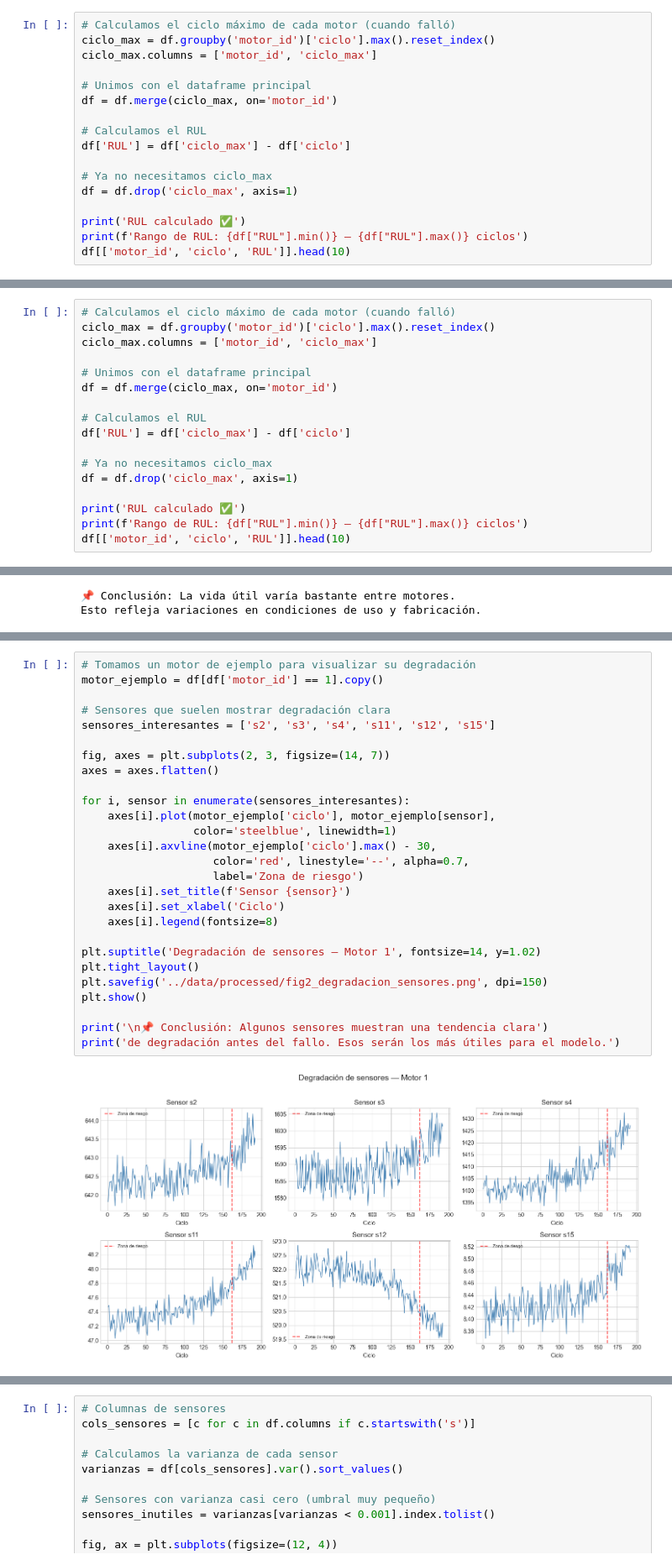
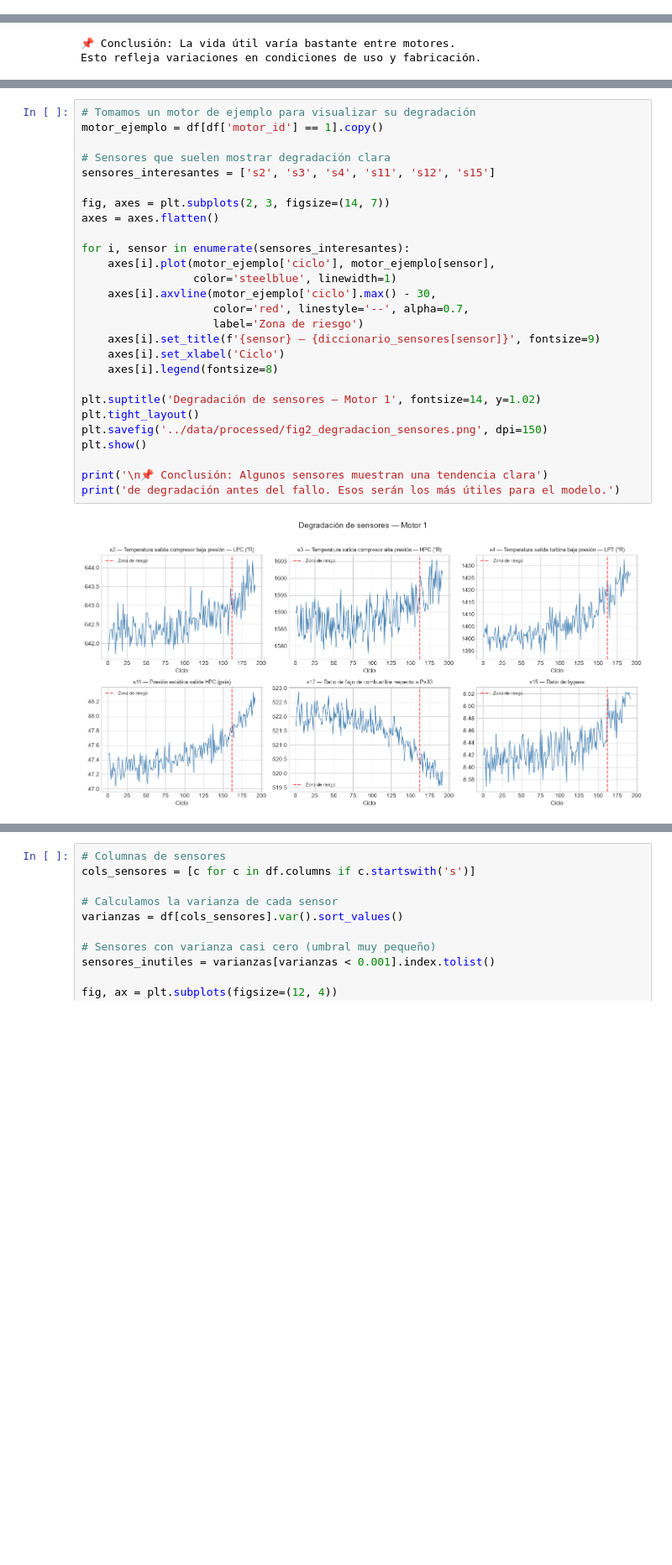
Before and after one commit to evely114/aircraft-engine-predictive-maintenance, a Jupyter notebook: notebooks/01_eda.ipynb, the cells around one changed output, grey strips where cells are left out. Shown at 84% size. Saved outputs shown, nothing was run; the diff lists cells and outputs as text; blank space fills up the shorter version.

Commit message:
feat: add sensor dictionary with physical meanings for better interpretability

```diff
--- a/notebooks/01_eda.ipynb
+++ b/notebooks/01_eda.ipynb
@@ -140,20 +194,3 @@ Rango de RUL: 0 — 361 ciclos
 | 7 | 1 | 8 | 184 |
 | 8 | 1 | 9 | 183 |
 | 9 | 1 | 10 | 182 |
-# %%
-# Calculamos el ciclo máximo de cada motor (cuando falló)
-ciclo_max = df.groupby('motor_id')['ciclo'].max().reset_index()
-ciclo_max.columns = ['motor_id', 'ciclo_max']
-
-# Unimos con el dataframe principal
-df = df.merge(ciclo_max, on='motor_id')
-
-# Calculamos el RUL
-df['RUL'] = df['ciclo_max'] - df['ciclo']
-
-# Ya no necesitamos ciclo_max
-df = df.drop('ciclo_max', axis=1)
-
-print('RUL calculado ✅')
-print(f'Rango de RUL: {df["RUL"].min()} — {df["RUL"].max()} ciclos')
-df[['motor_id', 'ciclo', 'RUL']].head(10)
@@ -174,17 +196,0 @@ Rango de RUL: 0 — 361 ciclos
-# %%
-# Calculamos el ciclo máximo de cada motor (cuando falló)
-ciclo_max = df.groupby('motor_id')['ciclo'].max().reset_index()
-ciclo_max.columns = ['motor_id', 'ciclo_max']
-
-# Unimos con el dataframe principal
-df = df.merge(ciclo_max, on='motor_id')
-
-# Calculamos el RUL
-df['RUL'] = df['ciclo_max'] - df['ciclo']
-
-# Ya no necesitamos ciclo_max
-df = df.drop('ciclo_max', axis=1)
-
-print('RUL calculado ✅')
-print(f'Rango de RUL: {df["RUL"].min()} — {df["RUL"].max()} ciclos')
-df[['motor_id', 'ciclo', 'RUL']].head(10)
@@ -264,32 +256,32 @@ Visualizamos cómo cambian algunos sensores conforme el motor se acerca al fallo
 # %%
 # Tomamos un motor de ejemplo para visualizar su degradación
 motor_ejemplo = df[df['motor_id'] == 1].copy()
 
 # Sensores que suelen mostrar degradación clara
 sensores_interesantes = ['s2', 's3', 's4', 's11', 's12', 's15']
 
 fig, axes = plt.subplots(2, 3, figsize=(14, 7))
 axes = axes.flatten()
 
 for i, sensor in enumerate(sensores_interesantes):
     axes[i].plot(motor_ejemplo['ciclo'], motor_ejemplo[sensor],
                  color='steelblue', linewidth=1)
     axes[i].axvline(motor_ejemplo['ciclo'].max() - 30,
                     color='red', linestyle='--', alpha=0.7,
                     label='Zona de riesgo')
-    axes[i].set_title(f'Sensor {sensor}')
+    axes[i].set_title(f'{sensor} — {diccionario_sensores[sensor]}', fontsize=9)
     axes[i].set_xlabel('Ciclo')
     axes[i].legend(fontsize=8)
 
 plt.suptitle('Degradación de sensores — Motor 1', fontsize=14, y=1.02)
 plt.tight_layout()
 plt.savefig('../data/processed/fig2_degradacion_sensores.png', dpi=150)
 plt.show()
 
 print('\n📌 Conclusión: Algunos sensores muestran una tendencia clara')
 print('de degradación antes del fallo. Esos serán los más útiles para el modelo.')
 # %% [output]
-[figure, old version]
+[figure, new version]
 📌 Conclusión: Algunos sensores muestran una tendencia clara
 de degradación antes del fallo. Esos serán los más útiles para el modelo.
 # %% [markdown]
```
Also changed, not shown: parts of 13 cells of this notebook, 12 other files.
